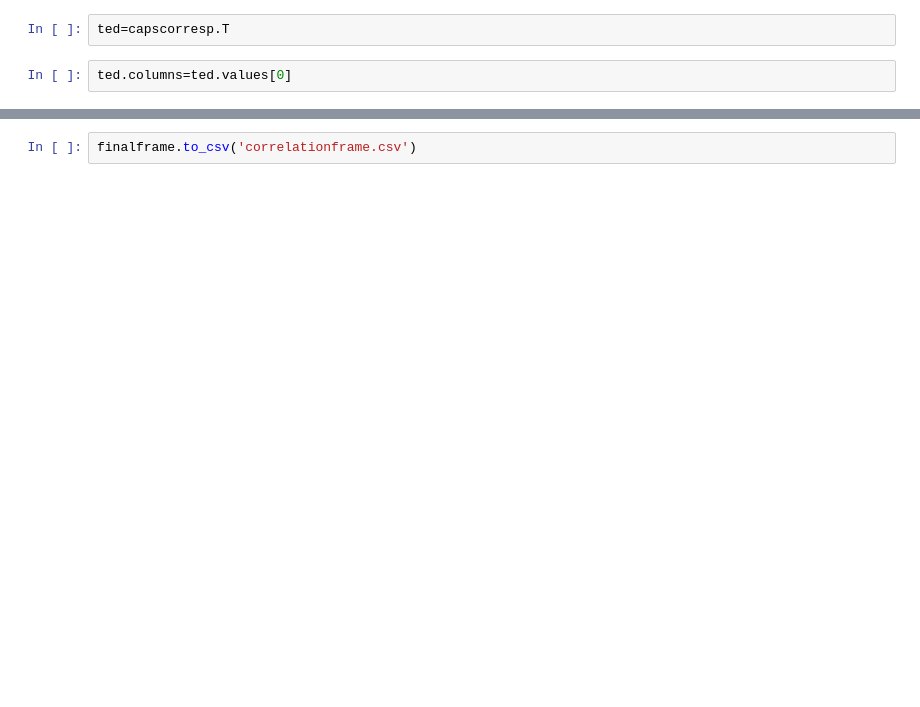
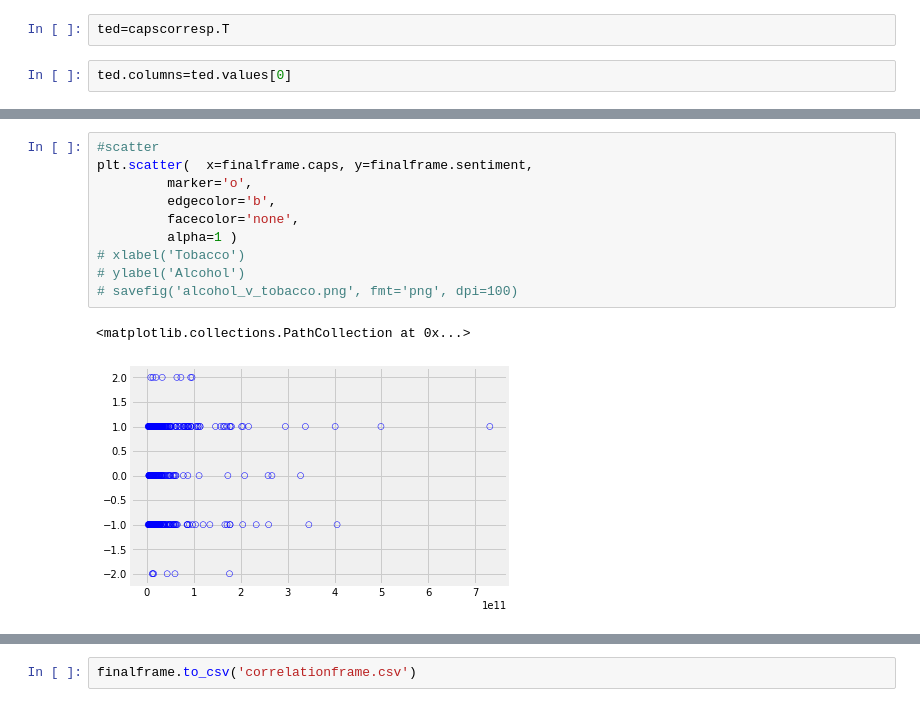
Before and after one commit to robertgrote/News-Asymmetry-Study, a Jupyter notebook: Attempt #2.ipynb, the cells around one changed output, grey strips where cells are left out. Saved outputs shown, nothing was run; the diff lists cells and outputs as text; blank space fills up the shorter version.

```diff
--- a/Attempt #2.ipynb
+++ b/Attempt #2.ipynb
@@ -905,0 +460,13 @@ finalframe
+# %%
+#scatter
+plt.scatter(  x=finalframe.caps, y=finalframe.sentiment,
+         marker='o',
+         edgecolor='b',
+         facecolor='none',
+         alpha=1 )
+# xlabel('Tobacco')
+# ylabel('Alcohol')
+# savefig('alcohol_v_tobacco.png', fmt='png', dpi=100)
+# %% [output]
+<matplotlib.collections.PathCollection at 0x...>
+[figure, added]
```
Also changed, not shown: parts of 222 cells of this notebook, 8 other files.
